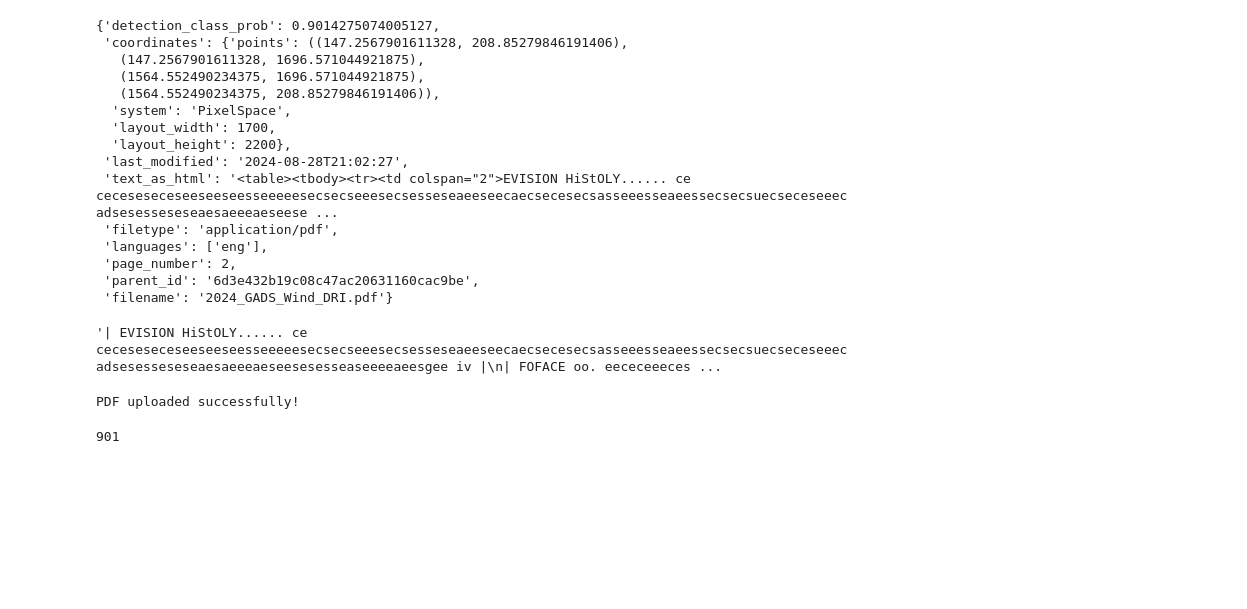
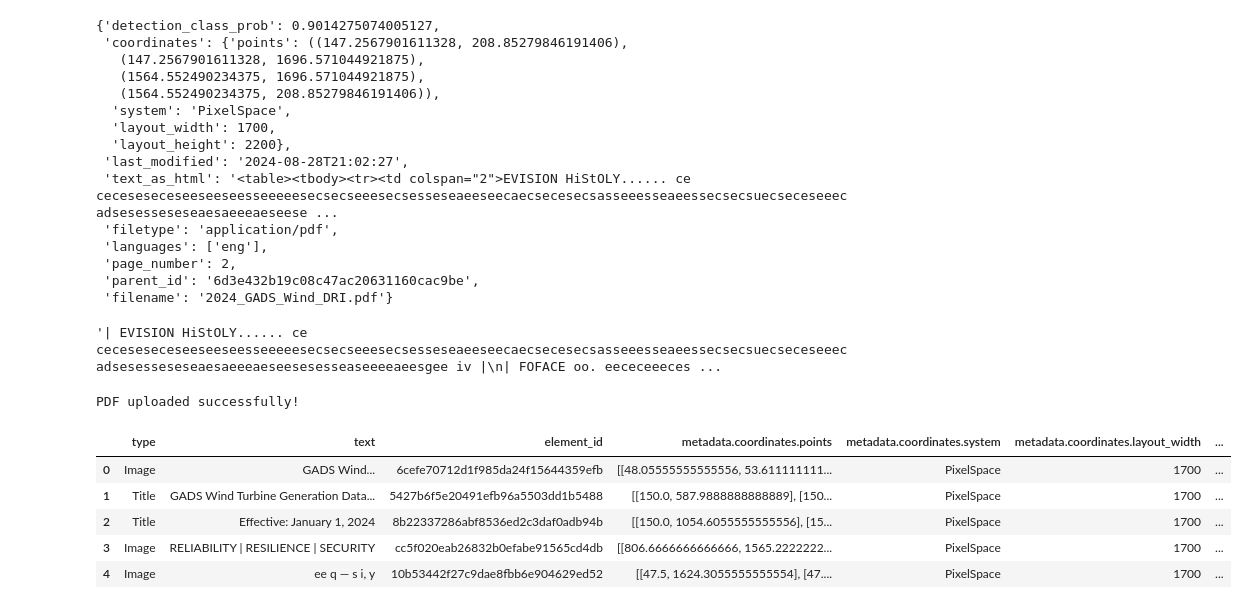
Before and after one commit to jayshah5696/til, a Jupyter notebook: unstructored/demo.ipynb, the cells around one changed output. Drawn from its saved outputs; the diff is of its cells as text; code cells hidden in the pictures; blank space fills up the shorter version.

```diff
--- a/unstructored/demo.ipynb
+++ b/unstructored/demo.ipynb
@@ -139,7 +139,3 @@ def upload_pdf(endpoint_url, file_path):
 response = upload_pdf(url, pdf_file_path)
 # %% [output]
 PDF uploaded successfully!
-# %%
-len(response['elements'])
-# %% [output]
-901
@@ -145,0 +147,17 @@ len(response['elements'])
+# %%
+import json
+import pandas as pd
+response = json.load(open('response.json'))
+# %%
+from pandas import json_normalize
+
+df = json_normalize(response)
+# %%
+df.head()
+# %% [output]
+|  | type | text | element_id | metadata.coordinates.points | metadata.coordinates.system | metadata.coordinates.layout_width | ... |
+| 0 | Image | GADS Wind... | 6cefe70712d1f985da24f15644359efb | [[48.05555555555556, 53.611111111... | PixelSpace | 1700 | ... |
+| 1 | Title | GADS Wind Turbine Generation Data... | 5427b6f5e20491efb96a5503dd1b5488 | [[150.0, 587.9888888888889], [150... | PixelSpace | 1700 | ... |
+| 2 | Title | Effective: January 1, 2024 | 8b22337286abf8536ed2c3daf0adb94b | [[150.0, 1054.6055555555556], [15... | PixelSpace | 1700 | ... |
+| 3 | Image | RELIABILITY | RESILIENCE | SECURITY | cc5f020eab26832b0efabe91565cd4db | [[806.6666666666666, 1565.2222222... | PixelSpace | 1700 | ... |
+| 4 | Image | ee q — s i, y | 10b53442f27c9dae8fbb6e904629ed52 | [[47.5, 1624.3055555555554], [47.... | PixelSpace | 1700 | ... |
```
Also changed, not shown: parts of 5 cells of this notebook, 1 other file.
